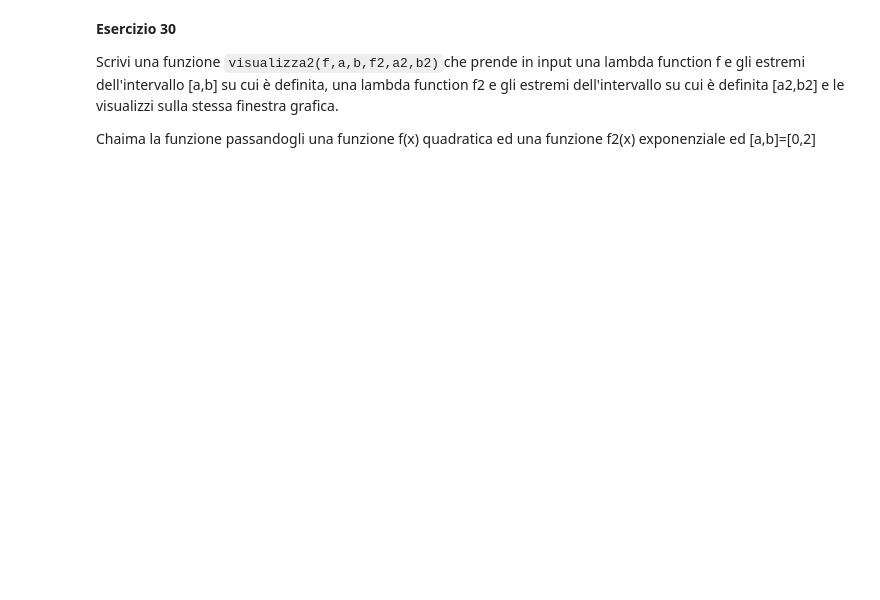
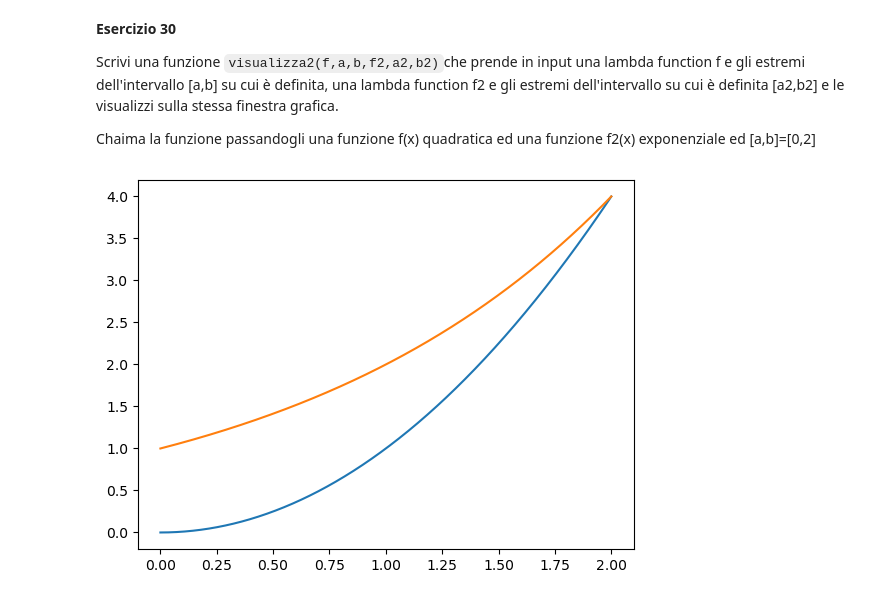
Before and after one commit to danix1234/appunti-universita, a Jupyter notebook: Anno_II/Semestre_II/metodi_numerici/exercises/solutions/02_Esercitazione3.ipynb, the cells around one changed output. Cells and saved outputs as stored; diff of their text form; code cells hidden in the pictures; blank space fills up the shorter version.

```diff
--- a/Anno_II/Semestre_II/metodi_numerici/exercises/solutions/02_Esercitazione3.ipynb
+++ b/Anno_II/Semestre_II/metodi_numerici/exercises/solutions/02_Esercitazione3.ipynb
@@ -633,3 +665,20 @@ Chaima la funzione passandogli la funzione f(x)=sin(2*$\pi$*x), [a,b]=[0,2*$\pi$
 Scrivi una funzione `visualizza2(f,a,b,f2,a2,b2)`che prende in input una lambda function f e gli estremi dell'intervallo [a,b]  su cui è definita, una lambda function f2 e gli estremi dell'intervallo su cui è definita [a2,b2] e le visualizzi sulla stessa finestra grafica.
 
 Chaima la funzione passandogli  una funzione f(x) quadratica ed una funzione f2(x) exponenziale ed [a,b]=[0,2]
+# %%
+import matplotlib.pyplot as plt
+import numpy as np
+import math
+
+def view2(f,a,b,f2,a2,b2):
+    x1 = np.linspace(a,b,1000)
+    y1 = [f(i) for i in x1]
+    x2 = np.linspace(a2,b2,1000)
+    y2 = [f2(i) for i in x2]
+    plt.plot(x1,y1)
+    plt.plot(x2,y2)
+    plt.show()
+
+view2(lambda x:x**2, 0,2, lambda x:2**x, 0, 2)
+# %% [output]
+[figure, added]
```
Also changed, not shown: parts of 2 cells of this notebook.
